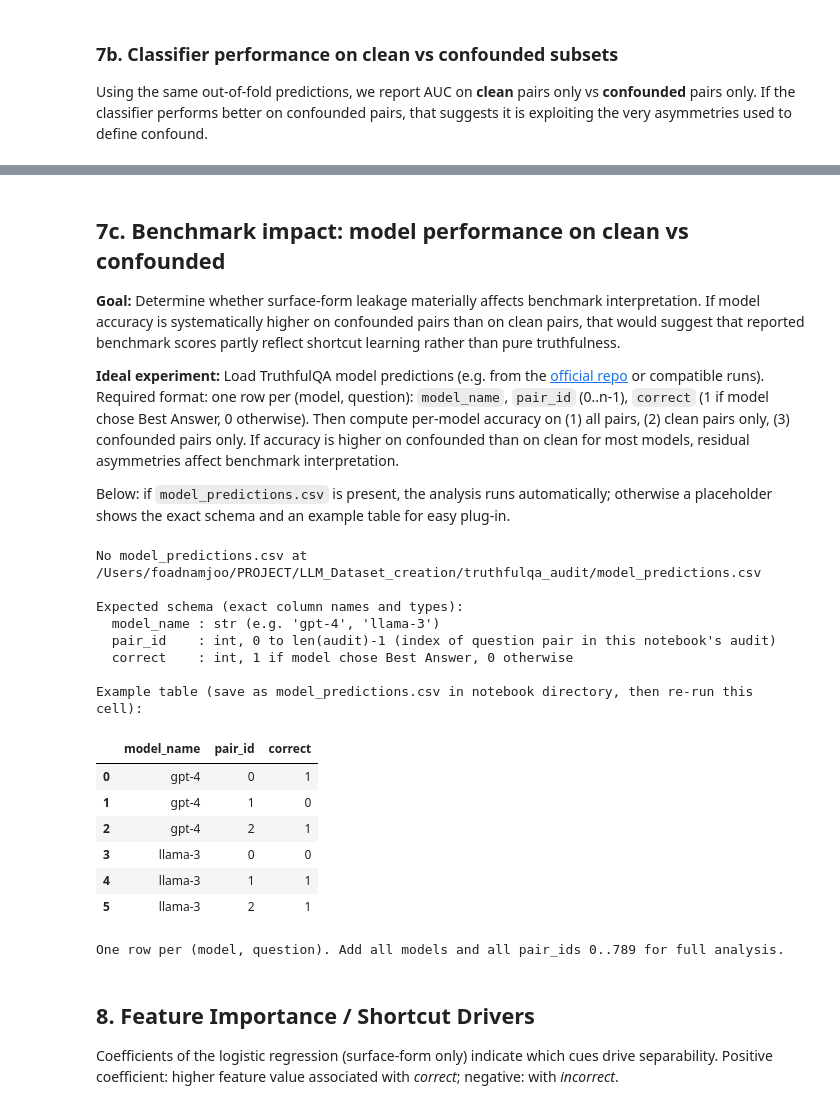
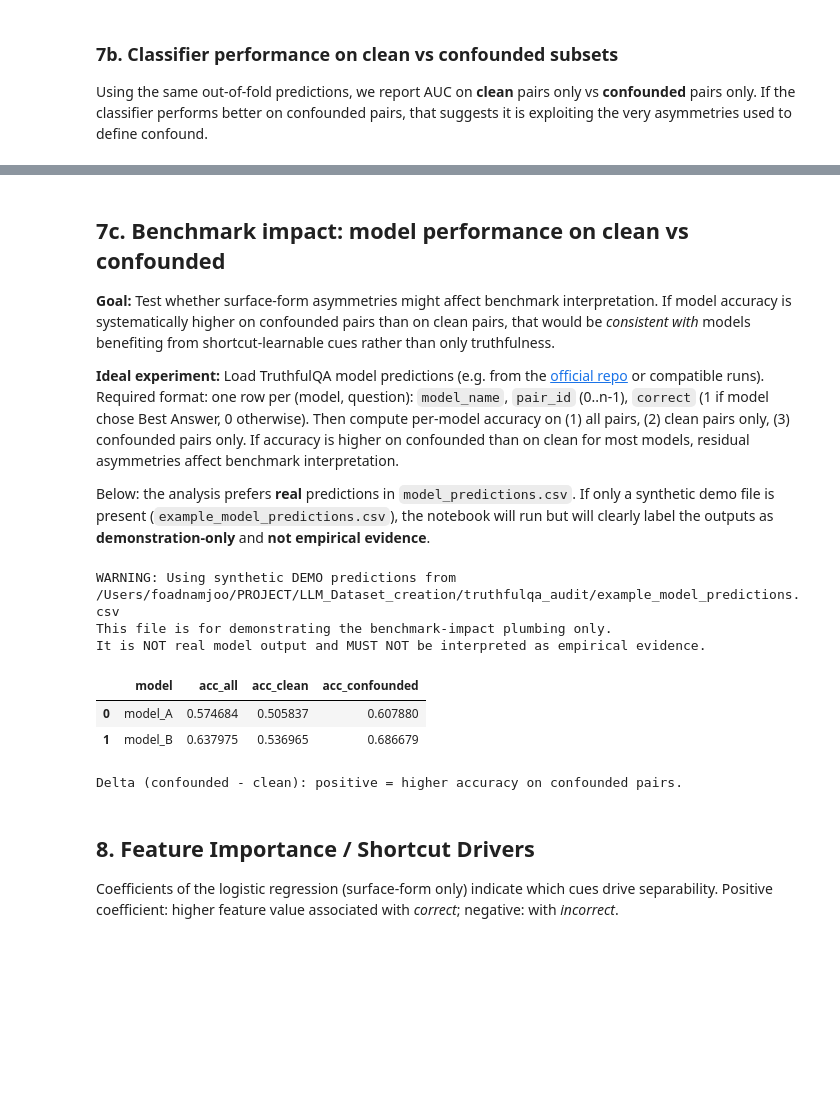
Before and after one commit to foadnamjoo/truthfulqa-audit, a Jupyter notebook: TruthfulQA_Style_Confound_Audit.ipynb, the cells around one changed output, grey strips where cells are left out. Saved outputs shown, nothing was run; the diff lists cells and outputs as text; code cells hidden in the pictures; blank space fills up the shorter version.

```diff
--- a/TruthfulQA_Style_Confound_Audit.ipynb
+++ b/TruthfulQA_Style_Confound_Audit.ipynb
@@ -588,11 +647,11 @@ AUC on confounded pairs:   0.7506 (n=1066)
 # %% [markdown]
 ## 7c. Benchmark impact: model performance on clean vs confounded
 
-**Goal:** Determine whether surface-form leakage materially affects benchmark interpretation. If model accuracy is systematically higher on confounded pairs than on clean pairs, that would suggest that reported benchmark scores partly reflect shortcut learning rather than pure truthfulness.
+**Goal:** Test whether surface-form asymmetries might affect benchmark interpretation. If model accuracy is systematically higher on confounded pairs than on clean pairs, that would be *consistent with* models benefiting from shortcut-learnable cues rather than only truthfulness.
 
 **Ideal experiment:** Load TruthfulQA model predictions (e.g. from the [official repo](https://github.com/sylinrl/TruthfulQA) or compatible runs). Required format: one row per (model, question): `model_name`, `pair_id` (0..n-1), `correct` (1 if model chose Best Answer, 0 otherwise). Then compute per-model accuracy on (1) all pairs, (2) clean pairs only, (3) confounded pairs only. If accuracy is higher on confounded than on clean for most models, residual asymmetries affect benchmark interpretation.
 
-Below: if `model_predictions.csv` is present, the analysis runs automatically; otherwise a placeholder shows the exact schema and an example table for easy plug-in.
+Below: the analysis prefers **real** predictions in `model_predictions.csv`. If only a synthetic demo file is present (`example_model_predictions.csv`), the notebook will run but will clearly label the outputs as **demonstration-only** and **not empirical evidence**.
 # %%
 # Expected format: CSV or DataFrame with columns [model_name, pair_id, correct]
 # pair_id = 0..len(audit)-1; correct = 1 if model chose Best Answer, 0 otherwise.
@@ -608,54 +667,59 @@ def model_accuracy_by_split(scores_df, audit_violation):
         m_conf = m[m["pair_id"].isin(conf_ids)]
         acc_clean = m_clean["correct"].mean() if len(m_clean) else np.nan
         acc_conf = m_conf["correct"].mean() if len(m_conf) else np.nan
         out.append({"model": model, "acc_all": acc_all, "acc_clean": acc_clean, "acc_confounded": acc_conf})
     return pd.DataFrame(out)
 
-# Try to load model predictions; if missing, show maximally useful placeholder.
-PRED_PATH = ROOT / "model_predictions.csv"
-if PRED_PATH.exists():
-    df_scores = pd.read_csv(PRED_PATH)
+# Try to load model predictions. Prefer real predictions if present.
+REAL_PRED_PATH = ROOT / "model_predictions.csv"
+DEMO_PRED_PATH = ROOT / "example_model_predictions.csv"
+
+pred_path = REAL_PRED_PATH if REAL_PRED_PATH.exists() else (DEMO_PRED_PATH if DEMO_PRED_PATH.exists() else None)
+is_demo = (pred_path == DEMO_PRED_PATH)
+
+if pred_path is not None:
+    df_scores = pd.read_csv(pred_path)
     if "model_name" in df_scores.columns and "pair_id" in df_scores.columns and "correct" in df_scores.columns:
+        if is_demo:
+            print("WARNING: Using synthetic DEMO predictions from", pred_path)
+            print("This file is for demonstrating the benchmark-impact plumbing only.")
+            print("It is NOT real model output and MUST NOT be interpreted as empirical evidence.")
+        else:
+            print("Using real model predictions from", pred_path)
         impact = model_accuracy_by_split(df_scores, audit["style_violation"].values)
         display(impact)
         impact["delta_conf_clean"] = impact["acc_confounded"] - impact["acc_clean"]
         print("Delta (confounded - clean): positive = higher accuracy on confounded pairs.")
     else:
         print("File found but missing columns: need model_name, pair_id, correct.")
 else:
     # Placeholder: exact schema and example so users can plug in easily.
-    print("No model_predictions.csv at", PRED_PATH)
+    print("No real or demo predictions file found.")
+    print("Looked for:")
+    print(" -", REAL_PRED_PATH)
+    print(" -", DEMO_PRED_PATH)
     print()
     print("Expected schema (exact column names and types):")
     print("  model_name : str (e.g. 'gpt-4', 'llama-3')")
     print("  pair_id    : int, 0 to len(audit)-1 (index of question pair in this notebook's audit)")
     print("  correct    : int, 1 if model chose Best Answer, 0 otherwise")
     print()
     print("Example table (save as model_predictions.csv in notebook directory, then re-run this cell):")
     example = pd.DataFrame({
         "model_name": ["gpt-4", "gpt-4", "gpt-4", "llama-3", "llama-3", "llama-3"],
         "pair_id": [0, 1, 2, 0, 1, 2],
         "correct": [1, 0, 1, 0, 1, 1],
     })
     display(example)
     print("One row per (model, question). Add all models and all pair_ids 0..{} for full analysis.".format(len(audit) - 1))
 # %% [output]
-No model_predictions.csv at /Users/foadnamjoo/PROJECT/LLM_Dataset_creation/truthfulqa_audit/model_predictions.csv
-
-Expected schema (exact column names and types):
-  model_name : str (e.g. 'gpt-4', 'llama-3')
-  pair_id    : int, 0 to len(audit)-1 (index of question pair in this notebook's audit)
-  correct    : int, 1 if model chose Best Answer, 0 otherwise
-
-Example table (save as model_predictions.csv in notebook directory, then re-run this cell):
+WARNING: Using synthetic DEMO predictions from /Users/foadnamjoo/PROJECT/LLM_Dataset_creation/truthfulqa_audit/example_model_predictions.csv
+This file is for demonstrating the benchmark-impact plumbing only.
+It is NOT real model output and MUST NOT be interpreted as empirical evidence.
-|  | model_name | pair_id | correct |
-| 0 | gpt-4 | 0 | 1 |
-| 1 | gpt-4 | 1 | 0 |
-| 2 | gpt-4 | 2 | 1 |
-| 3 | llama-3 | 0 | 0 |
-| 4 | llama-3 | 1 | 1 |
-| 5 | llama-3 | 2 | 1 |
+|  | model | acc_all | acc_clean | acc_confounded |
+| 0 | model_A | 0.574684 | 0.505837 | 0.607880 |
+| 1 | model_B | 0.637975 | 0.536965 | 0.686679 |
-One row per (model, question). Add all models and all pair_ids 0..789 for full analysis.
+Delta (confounded - clean): positive = higher accuracy on confounded pairs.
 # %% [markdown]
 ## 8. Feature Importance / Shortcut Drivers
 
```
Also changed, not shown: parts of 22 cells of this notebook, 7 other files.
